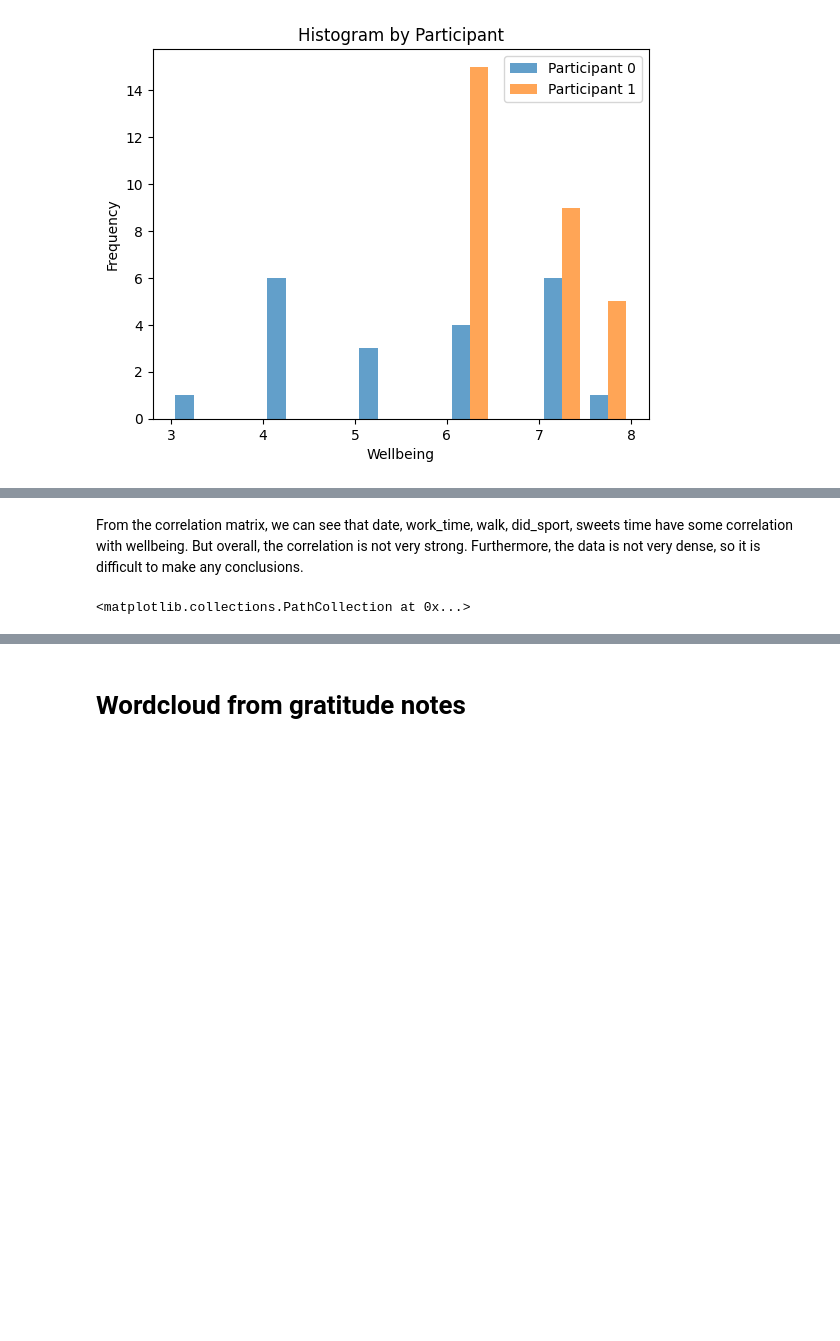
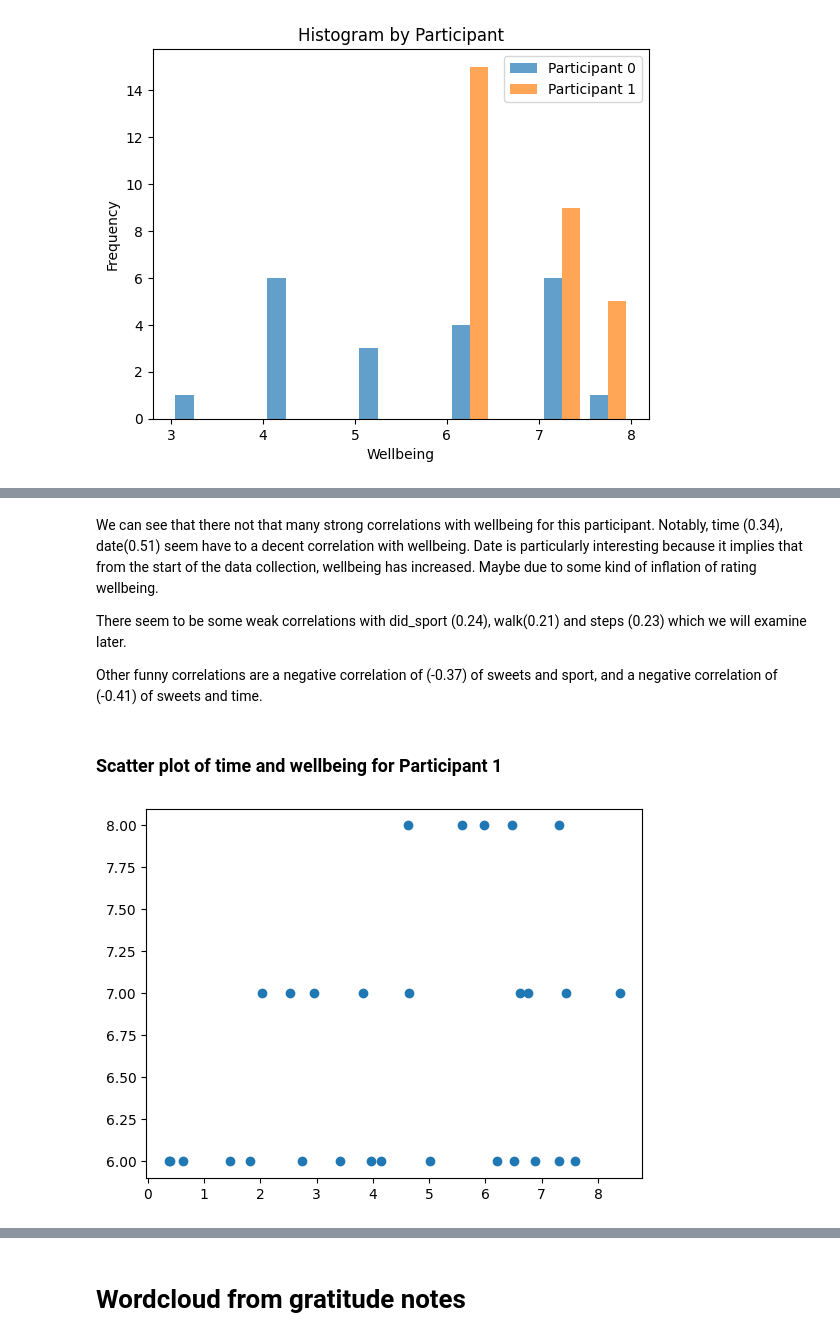
Before and after one commit to saurluca/scipy, a Jupyter notebook: start.ipynb, the cells around one changed output, grey strips where cells are left out. Cells and saved outputs as stored; diff of their text form; code cells hidden in the pictures; blank space fills up the shorter version.

```diff
--- a/start.ipynb
+++ b/start.ipynb
@@ -123,8 +142,14 @@ df_1.corr()
 # %% [markdown]
-From the correlation matrix, we can see that date, work_time, walk, did_sport, sweets time have some correlation with wellbeing.
-But overall, the correlation is not very strong. Furthermore, the data is not very dense, so it is difficult to make any conclusions.
+We can see that there not that many strong correlations with wellbeing for this participant.
+Notably, time (0.34), date(0.51) seem have to a decent correlation with wellbeing. Date is particularly interesting because it implies that from the start of the data collection, wellbeing has increased. Maybe due to some kind of inflation of rating wellbeing.
+
+There seem to be some weak correlations with did_sport (0.24), walk(0.21) and steps (0.23) which we will examine later.
+
+Other funny correlations are a negative correlation of (-0.37) of sweets and sport, and a negative correlation of (-0.41) of sweets and time.
+# %% [markdown]
+### Scatter plot of time and wellbeing for Participant 1
 # %%
-plt.scatter(df_0['time'], df_0['wellbeing'])
 plt.scatter(df_1['time'], df_1['wellbeing'])
+plt.show()
 # %% [output]
-<matplotlib.collections.PathCollection at 0x...>
+[figure, added]
```
Also changed, not shown: parts of 36 cells of this notebook, 2 other files.
